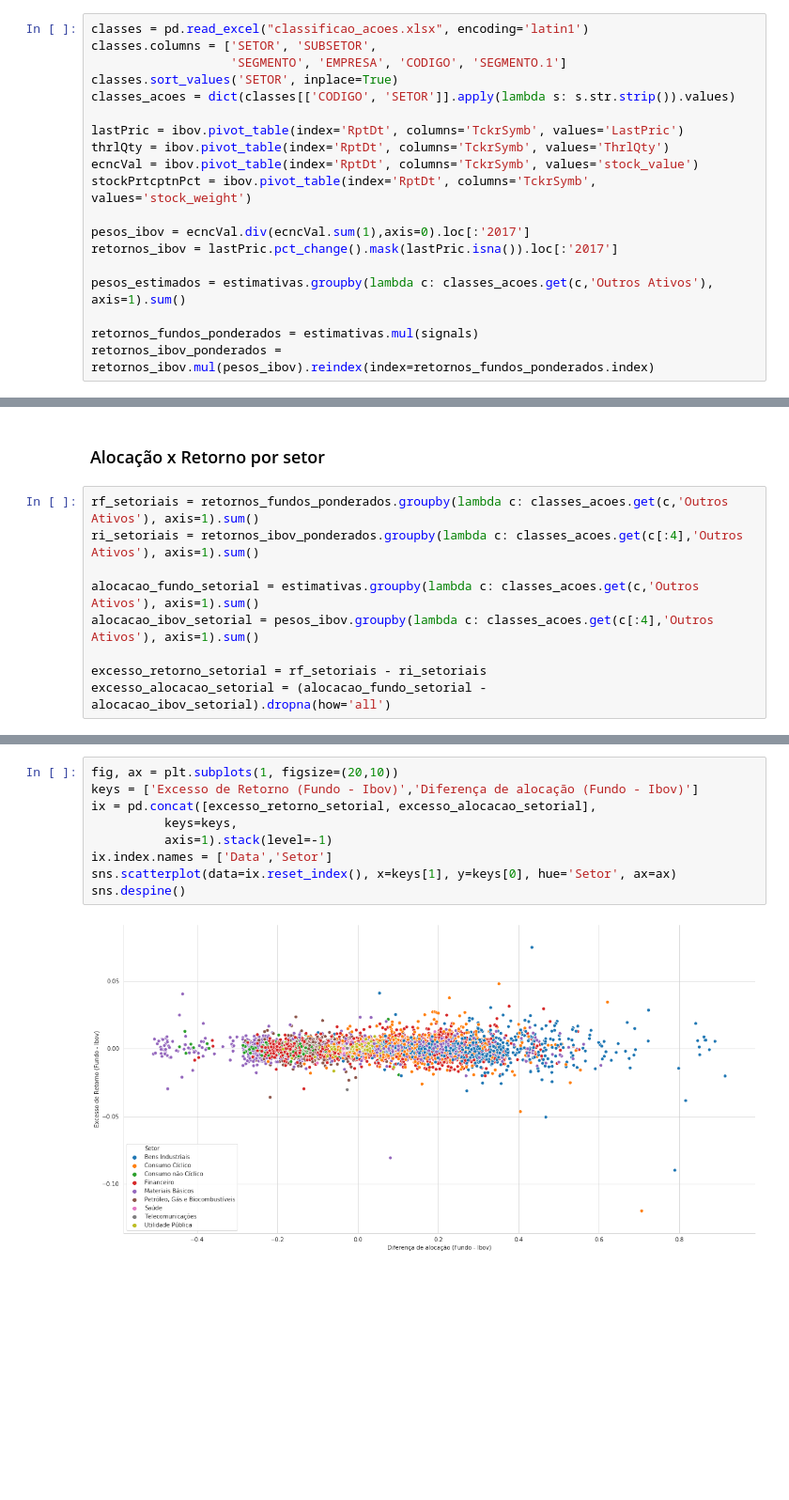
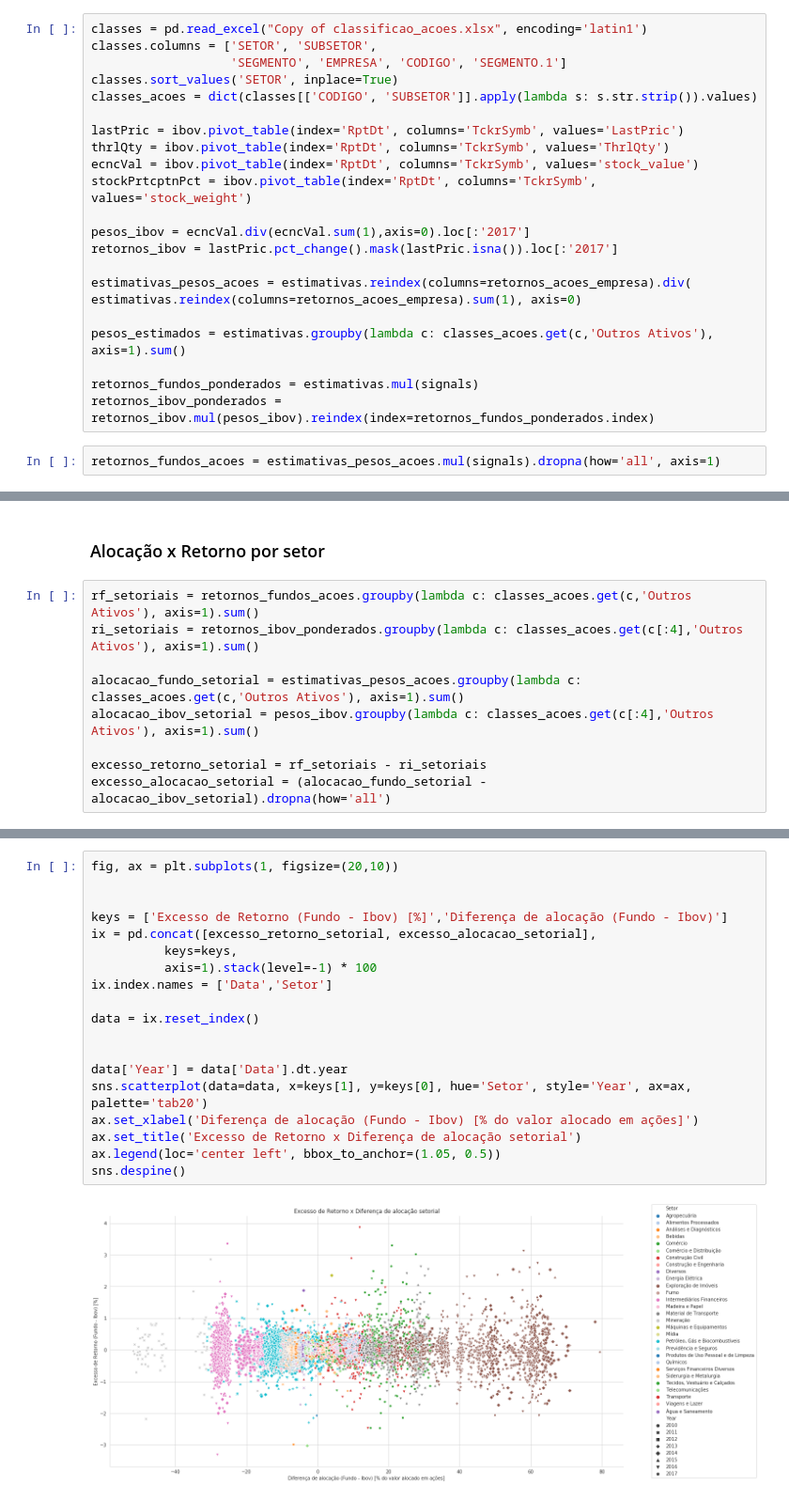
Before and after one commit to PablocFonseca/kalman_portfolio, a Jupyter notebook: 0 - Resultados .ipynb, the cells around one changed output, grey strips where cells are left out. Shown at 94% size. Saved outputs shown, nothing was run; the diff lists cells and outputs as text; blank space fills up the shorter version.

```diff
--- a/0 - Resultados .ipynb
+++ b/0 - Resultados .ipynb
@@ -45,11 +45,11 @@ loaded states
 loaded estimativas
 ALASKA BLACK MASTER FUNDO DE INVESTIMENTO EM AÇÕES - BDR NÍVEL  I
 # %%
-classes = pd.read_excel("classificao_acoes.xlsx", encoding='latin1')
+classes = pd.read_excel("Copy of classificao_acoes.xlsx", encoding='latin1')
 classes.columns = ['SETOR', 'SUBSETOR',
                    'SEGMENTO', 'EMPRESA', 'CODIGO', 'SEGMENTO.1']
 classes.sort_values('SETOR', inplace=True)
-classes_acoes = dict(classes[['CODIGO', 'SETOR']].apply(lambda s: s.str.strip()).values)
+classes_acoes = dict(classes[['CODIGO', 'SUBSETOR']].apply(lambda s: s.str.strip()).values)
 
 lastPric = ibov.pivot_table(index='RptDt', columns='TckrSymb', values='LastPric')
 thrlQty = ibov.pivot_table(index='RptDt', columns='TckrSymb', values='ThrlQty')
@@ -59,10 +59,14 @@ stockPrtcptnPct = ibov.pivot_table(index='RptDt', columns='TckrSymb', values='st
 pesos_ibov = ecncVal.div(ecncVal.sum(1),axis=0).loc[:'2017']
 retornos_ibov = lastPric.pct_change().mask(lastPric.isna()).loc[:'2017']
 
+estimativas_pesos_acoes = estimativas.reindex(columns=retornos_acoes_empresa).div( estimativas.reindex(columns=retornos_acoes_empresa).sum(1), axis=0)
+
 pesos_estimados = estimativas.groupby(lambda c: classes_acoes.get(c,'Outros Ativos'), axis=1).sum()
 
 retornos_fundos_ponderados = estimativas.mul(signals)
 retornos_ibov_ponderados = retornos_ibov.mul(pesos_ibov).reindex(index=retornos_fundos_ponderados.index)
+# %%
+retornos_fundos_acoes = estimativas_pesos_acoes.mul(signals).dropna(how='all', axis=1)
 # %%
 ax = retornos_fundos_ponderados.sum(1).add(1).cumprod().plot(label=nome_fundo, figsize=(20,10))
 retornos_ibov_ponderados.sum(1).add(1).cumprod().plot(label='IBOVESPA', ax=ax)
@@ -108,10 +126,10 @@ sns.despine()
 # %% [markdown]
 ### Alocação x Retorno por setor
 # %%
-rf_setoriais = retornos_fundos_ponderados.groupby(lambda c: classes_acoes.get(c,'Outros Ativos'), axis=1).sum()
+rf_setoriais = retornos_fundos_acoes.groupby(lambda c: classes_acoes.get(c,'Outros Ativos'), axis=1).sum()
 ri_setoriais = retornos_ibov_ponderados.groupby(lambda c: classes_acoes.get(c[:4],'Outros Ativos'), axis=1).sum()
 
-alocacao_fundo_setorial = estimativas.groupby(lambda c: classes_acoes.get(c,'Outros Ativos'), axis=1).sum()
+alocacao_fundo_setorial = estimativas_pesos_acoes.groupby(lambda c: classes_acoes.get(c,'Outros Ativos'), axis=1).sum()
 alocacao_ibov_setorial = pesos_ibov.groupby(lambda c: classes_acoes.get(c[:4],'Outros Ativos'), axis=1).sum()
 
 excesso_retorno_setorial = rf_setoriais - ri_setoriais
@@ -127,11 +146,21 @@ pd.concat([excesso_retorno_setorial.iloc[:,i], excesso_alocacao_setorial.iloc[:,
 # %%
 fig, ax = plt.subplots(1, figsize=(20,10))
-keys = ['Excesso de Retorno (Fundo - Ibov)','Diferença de alocação (Fundo - Ibov)']
+
+
+keys = ['Excesso de Retorno (Fundo - Ibov) [%]','Diferença de alocação (Fundo - Ibov)']
 ix = pd.concat([excesso_retorno_setorial, excesso_alocacao_setorial],
           keys=keys,
-          axis=1).stack(level=-1)
+          axis=1).stack(level=-1) * 100
 ix.index.names = ['Data','Setor']
-sns.scatterplot(data=ix.reset_index(), x=keys[1], y=keys[0], hue='Setor', ax=ax)
+
+data = ix.reset_index()
+
+
+data['Year'] = data['Data'].dt.year
+sns.scatterplot(data=data, x=keys[1], y=keys[0], hue='Setor', style='Year', ax=ax, palette='tab20')
+ax.set_xlabel('Diferença de alocação (Fundo - Ibov) [% do valor alocado em ações]')
+ax.set_title('Excesso de Retorno x Diferença de alocação setorial')
+ax.legend(loc='center left', bbox_to_anchor=(1.05, 0.5))
 sns.despine()
 # %% [output]
-[figure, old version]
+[figure, new version]
```
Also changed, not shown: parts of 25 cells of this notebook, 3 other files.
